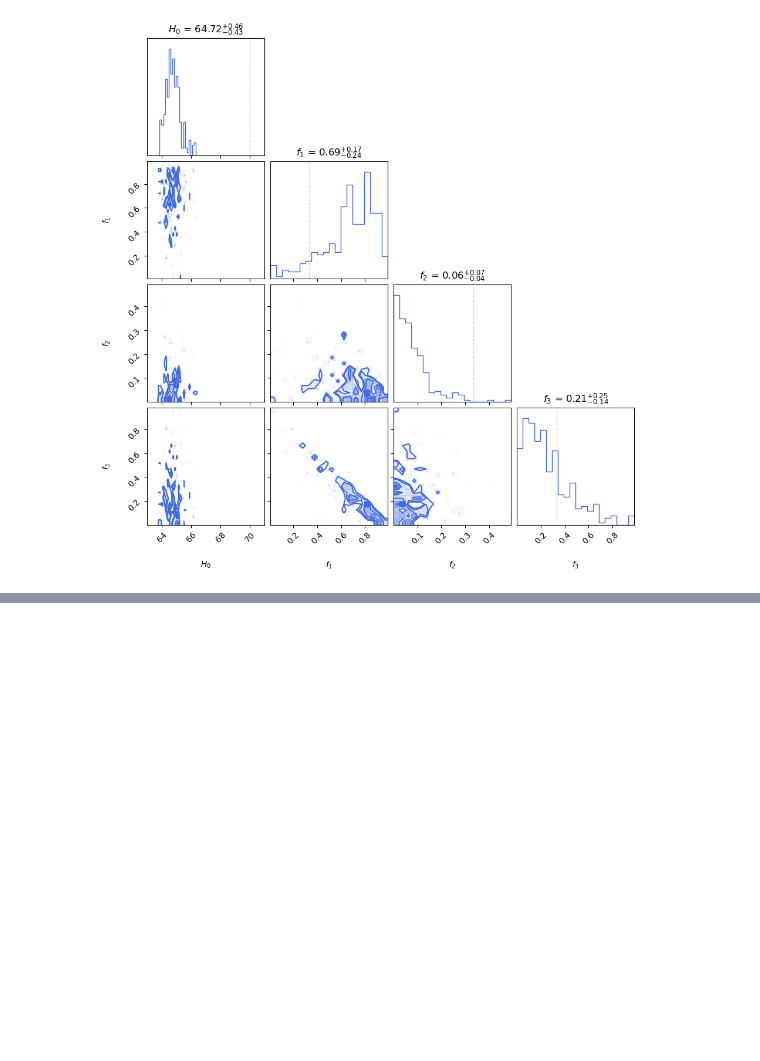
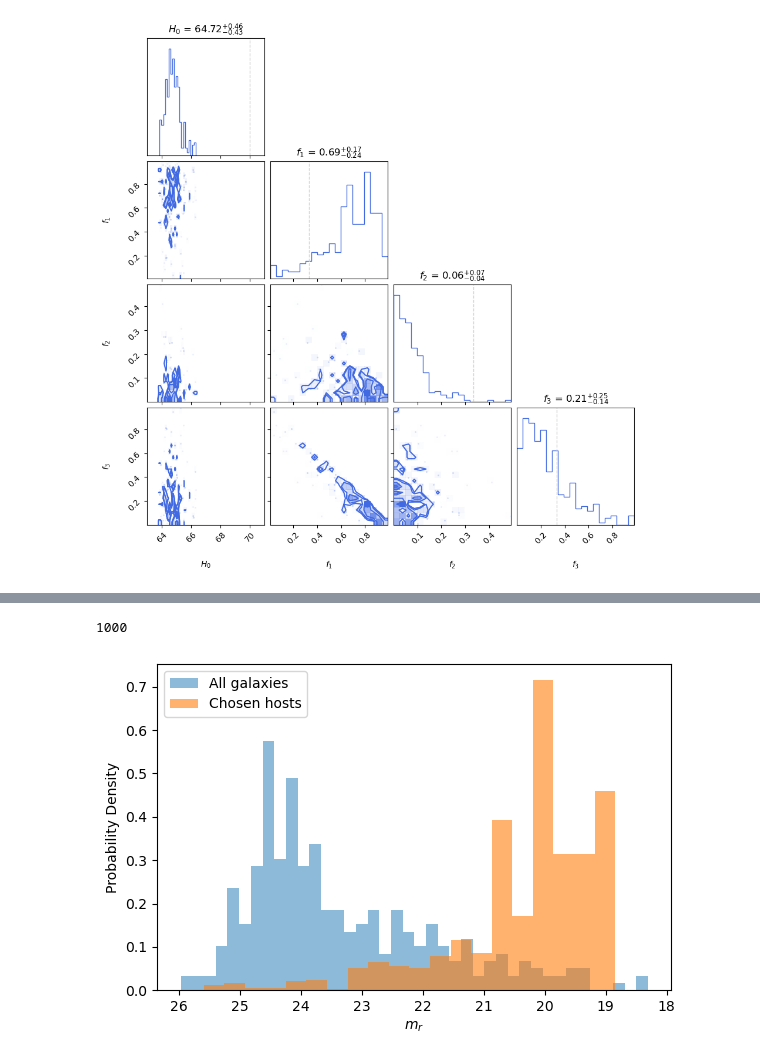
Before and after one commit to maddycp/DESI_DarkSirens, a Jupyter notebook: Ignacio_Check.ipynb, the cells around one changed output, grey strips where cells are left out. Drawn from its saved outputs; the diff is of its cells as text; code cells hidden in the pictures; blank space fills up the shorter version.

```diff
--- a/Ignacio_Check.ipynb
+++ b/Ignacio_Check.ipynb
@@ -639,0 +669,47 @@ Number of posterior samples (using dynamic sampler) is 340
+# %%
+
+def draw_gw_events_phost(Ndet,sigma_dl,dl_thr,galaxies_list,true_cosmology,zcut_rate):
+    np.random.seed(42)
+    Ngw=100000
+    eligible = galaxies_list[galaxies_list['z'] <= zcut_rate]
+
+    z_arr   = eligible['z'].to_numpy()
+    dL_true = true_cosmology.luminosity_distance(z_arr).to('Mpc').value  # [Mpc]
+
+    m_r = eligible['r_des_true'].to_numpy()
+    M_r = m_r - 5*np.log10(dL_true) - 25.0
+    L_r = np.nan_to_num(3.0128e28 * 10**(-0.4 * M_r))
+    p_host = L_r / np.sum(L_r)
+
+    chosen_idx = np.random.choice(eligible.index, size=Ngw, replace=True, p=p_host)
+    chosen_galaxies = eligible.loc[chosen_idx]
+
+    gw_redshift = chosen_galaxies['z'].to_numpy()
+    gw_true_ra = chosen_galaxies['ra'].to_numpy()
+    gw_true_dec = chosen_galaxies['dec'].to_numpy()
+    gw_true_dl = true_cosmology.luminosity_distance(gw_redshift).to('Mpc').value
+
+    std_dl = gw_true_dl * sigma_dl
+    gw_obs_dl = np.random.randn(len(gw_true_dl)) * std_dl + gw_true_dl
+
+    gw_detected = np.where(gw_obs_dl < dl_thr)[0][:Ndet]
+
+    return  gw_obs_dl[gw_detected], gw_true_dl[gw_detected], gw_redshift[gw_detected], std_dl[gw_detected], gw_true_ra[gw_detected], gw_true_dec[gw_detected], chosen_idx[gw_detected]
+# %%
+gw_obs_dl, gw_true_dl, gw_redshift, std_dl, gw_true_ra, gw_true_dec, chosen_idx = draw_gw_events_phost(Ndet=1000, sigma_dl=0.1, dl_thr=1550, galaxies_list=redshift_data_MICE, true_cosmology=true_cosmology, zcut_rate=0.7)
+print(len(gw_obs_dl))
+eligible = redshift_data_MICE[redshift_data_MICE['z'] <= 0.7]
+chosen = eligible.loc[chosen_idx]
+
+plt.figure(figsize=(6,4))
+plt.hist(eligible['r_des_true'], bins=40, alpha=0.5, label="All galaxies", density=True)
+plt.hist(chosen['r_des_true'], bins=20, alpha=0.6, label="Chosen hosts", density=True)
+plt.gca().invert_xaxis()
+plt.xlabel("$m_r$")
+plt.ylabel("Probability Density")
+plt.legend()
+plt.tight_layout()
+plt.show()
+# %% [output]
+1000
+[figure, added]
```
Also changed, not shown: parts of 5 cells of this notebook.
